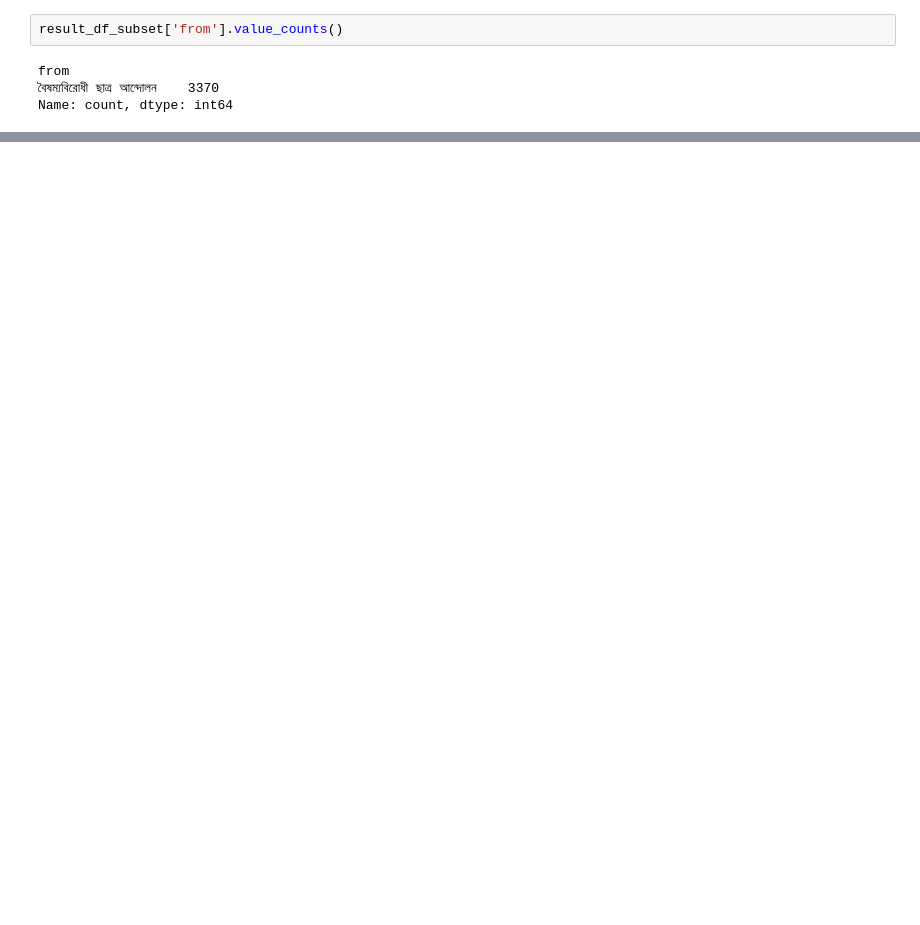
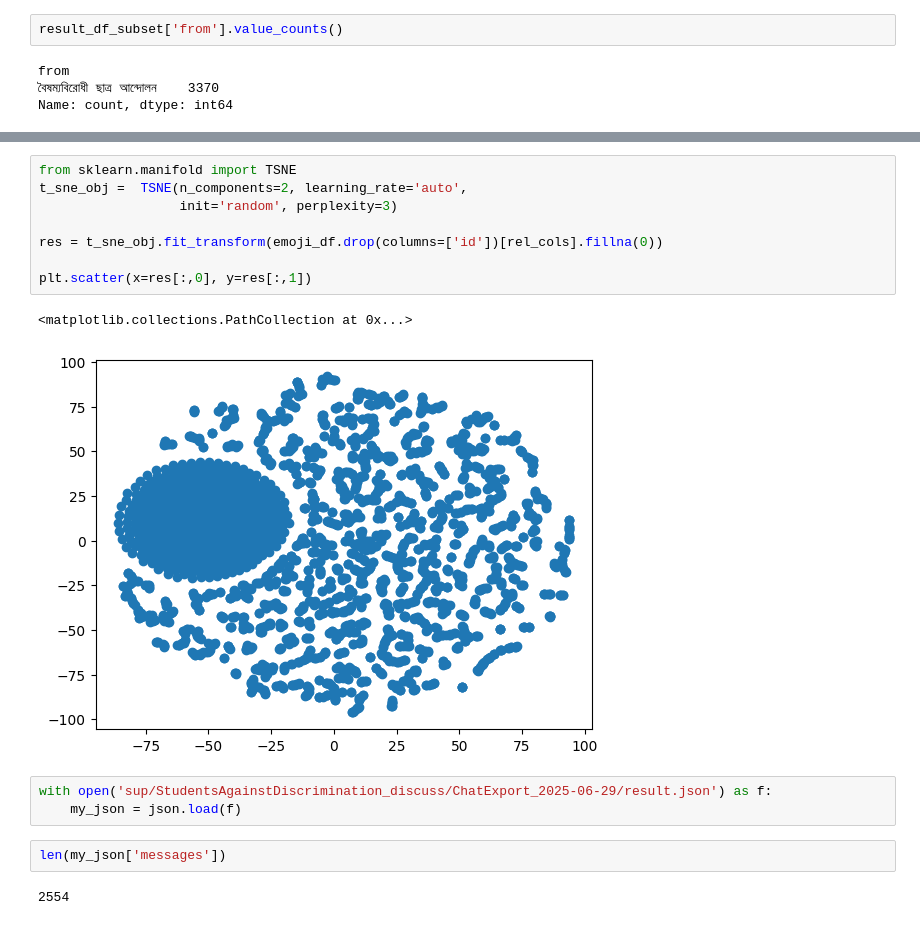
Before and after one commit to AhmedFahim-git/july_analysis, a Jupyter notebook: analysis_students_against_discrimination.ipynb, the cells around one changed output, grey strips where cells are left out. Drawn from its saved outputs; the diff is of its cells as text; blank space fills up the shorter version.

```diff
--- a/analysis_students_against_discrimination.ipynb
+++ b/analysis_students_against_discrimination.ipynb
@@ -219,0 +380,18 @@ Name: count, dtype: int64
+# %%
+from sklearn.manifold import TSNE
+t_sne_obj =  TSNE(n_components=2, learning_rate='auto',
+                  init='random', perplexity=3)
+
+res = t_sne_obj.fit_transform(emoji_df.drop(columns=['id'])[rel_cols].fillna(0))
+
+plt.scatter(x=res[:,0], y=res[:,1])
+# %% [output]
+<matplotlib.collections.PathCollection at 0x...>
+[figure, added]
+# %%
+with open('sup/StudentsAgainstDiscrimination_discuss/ChatExport_2025-06-29/result.json') as f:
+    my_json = json.load(f)
+# %%
+len(my_json['messages'])
+# %% [output]
+2554
```
Also changed, not shown: parts of 34 cells of this notebook, 5 other files.
